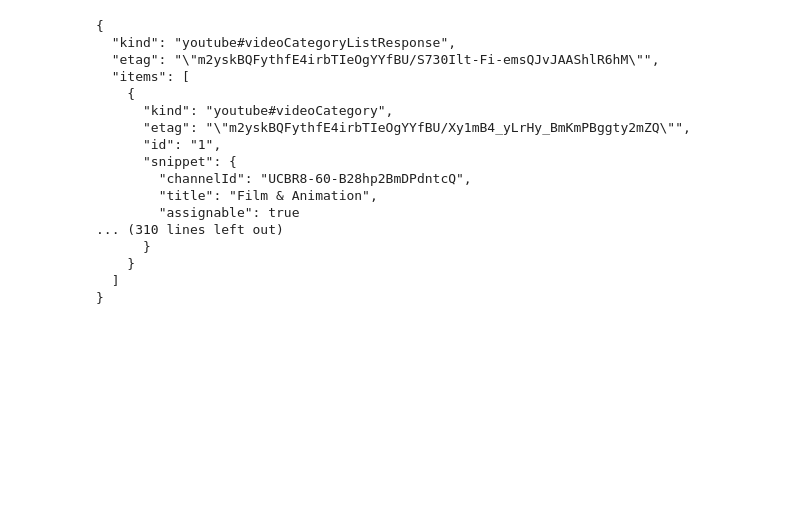
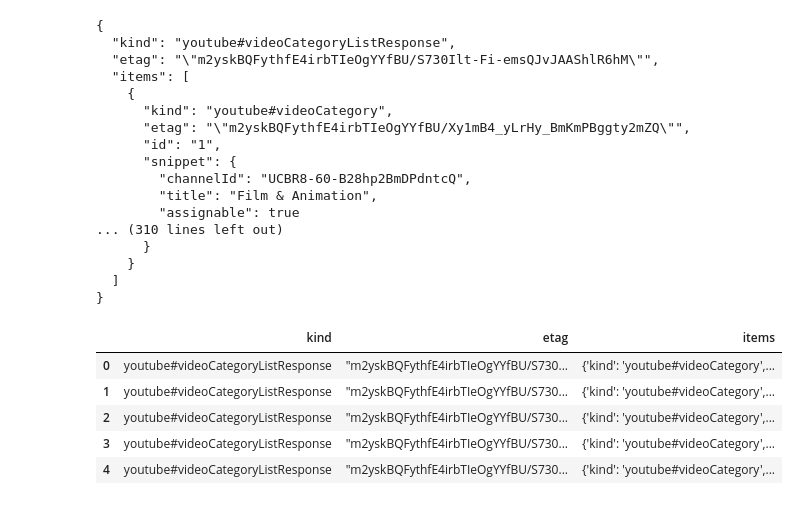
Before and after one commit to Kate-Yayla/Project2-ETL, a Jupyter notebook: US-data.ipynb, the cells around one changed output. Saved outputs shown, nothing was run; the diff lists cells and outputs as text; code cells hidden in the pictures; blank space fills up the shorter version.

```diff
--- a/US-data.ipynb
+++ b/US-data.ipynb
@@ -56,6 +70,18 @@ with open(json_file) as jsonfile:
     }
   ]
 }
+# %%
+json_file = "Resources/US_category_id.json"
+#Store JSON data into a DataFrame
+US_category_df=pd.read_json(json_file)
+US_category_df.head()
+# %% [output]
+|  | kind | etag | items |
+| 0 | youtube#videoCategoryListResponse | "m2yskBQFythfE4irbTIeOgYYfBU/S730... | {'kind': 'youtube#videoCategory',... |
+| 1 | youtube#videoCategoryListResponse | "m2yskBQFythfE4irbTIeOgYYfBU/S730... | {'kind': 'youtube#videoCategory',... |
+| 2 | youtube#videoCategoryListResponse | "m2yskBQFythfE4irbTIeOgYYfBU/S730... | {'kind': 'youtube#videoCategory',... |
+| 3 | youtube#videoCategoryListResponse | "m2yskBQFythfE4irbTIeOgYYfBU/S730... | {'kind': 'youtube#videoCategory',... |
+| 4 | youtube#videoCategoryListResponse | "m2yskBQFythfE4irbTIeOgYYfBU/S730... | {'kind': 'youtube#videoCategory',... |
 # %%
 with open("./Resources/US_category_id.json") as data_file:
     data = json.load(data_file)
```
Also changed, not shown: parts of 10 cells of this notebook, 7 other files.
